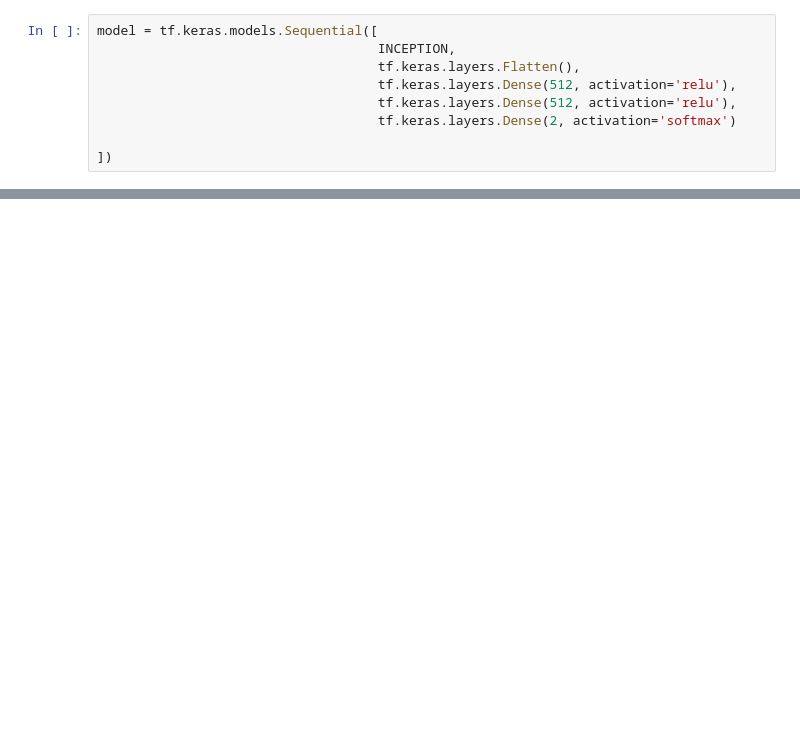
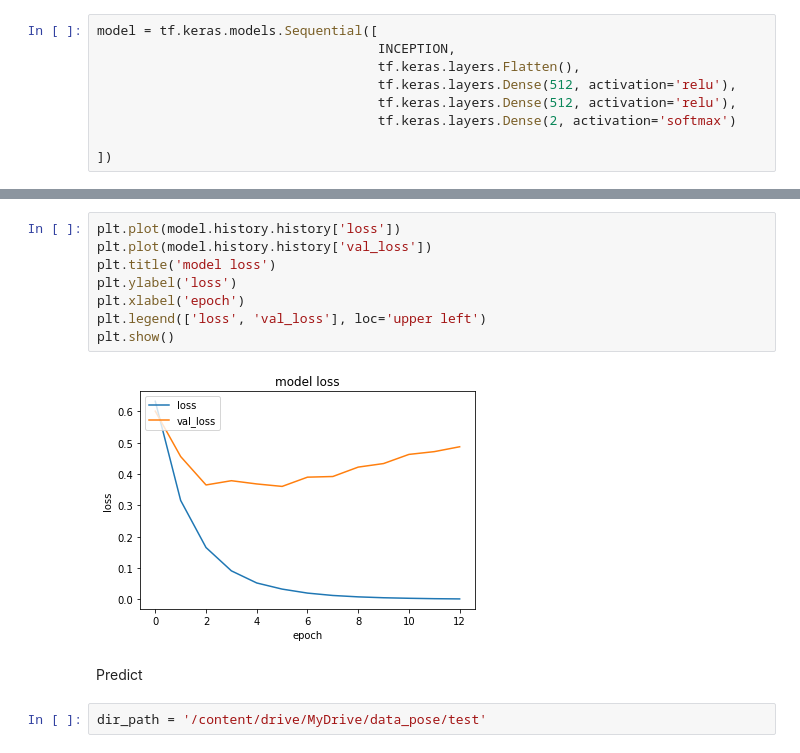
Before and after one commit to astrrr/Right-posture, a Jupyter notebook: posture_classification.ipynb, the cells around one changed output, grey strips where cells are left out. Saved outputs shown, nothing was run; the diff lists cells and outputs as text; blank space fills up the shorter version.

Commit message:
add prediction

```diff
--- a/posture_classification.ipynb
+++ b/posture_classification.ipynb
@@ -90,0 +129,14 @@ model.compile(optimizer=opt, loss=los, metrics=['accuracy'])
+# %%
+plt.plot(model.history.history['loss'])
+plt.plot(model.history.history['val_loss'])
+plt.title('model loss')
+plt.ylabel('loss')
+plt.xlabel('epoch')
+plt.legend(['loss', 'val_loss'], loc='upper left')
+plt.show()
+# %% [output]
+[figure, added]
+# %% [markdown]
+Predict
+# %%
+dir_path = '/content/drive/MyDrive/data_pose/test'
```
Also changed, not shown: parts of 8 cells of this notebook.
